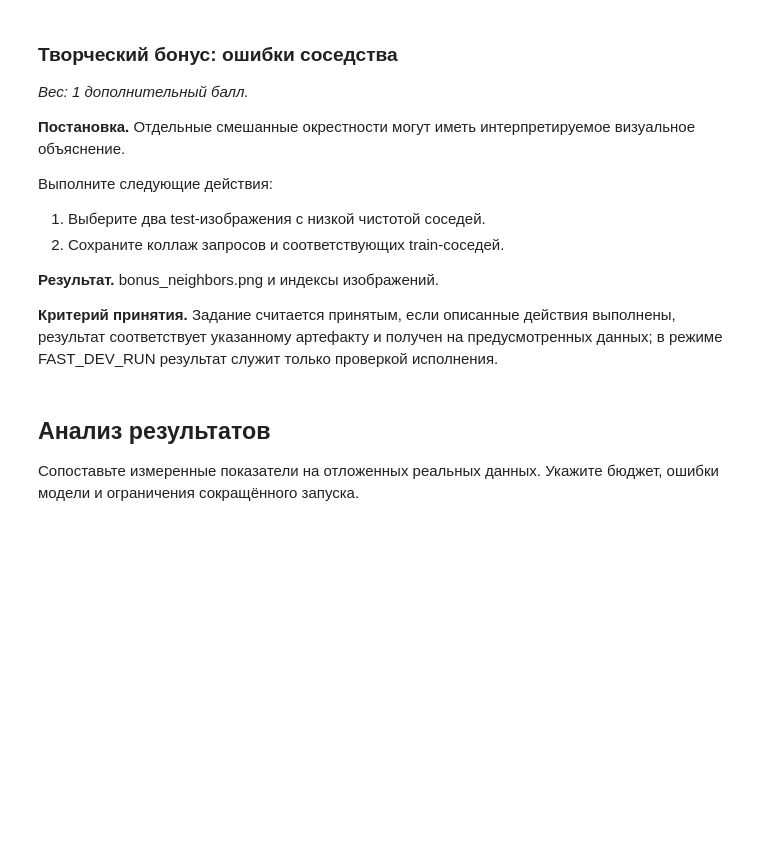
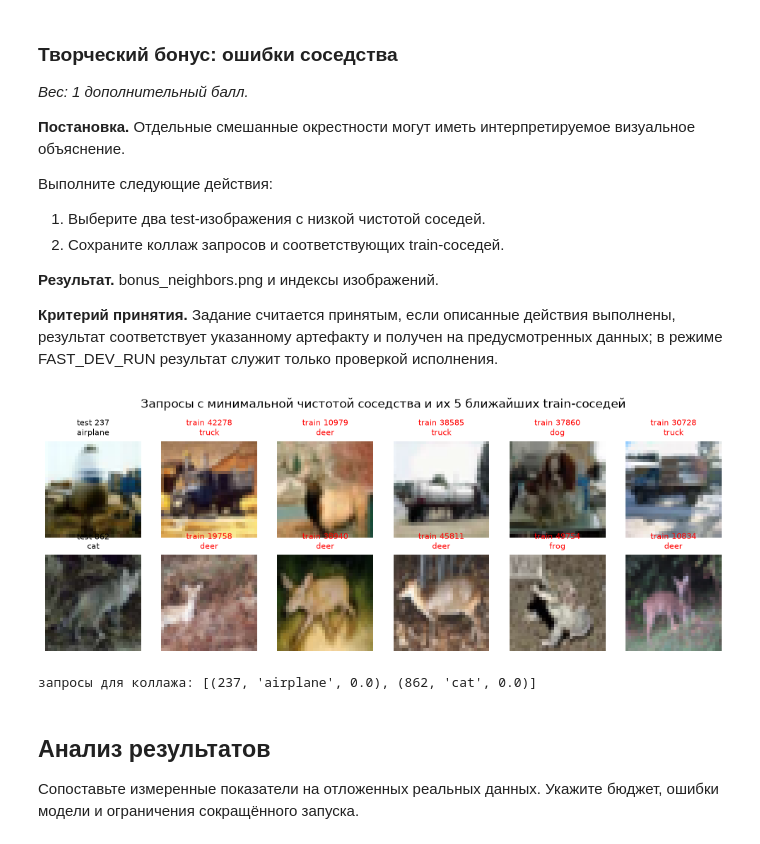
Before and after one commit to Meta1rus/computer_vision_2026, a Jupyter notebook: labs/lab_04_self_supervised/student.ipynb, the cells around one changed output. Saved outputs shown, nothing was run; the diff lists cells and outputs as text; code cells hidden in the pictures; blank space fills up the shorter version.

Commit message:
Лаба 4: бонус — разбор ошибок соседства

```diff
--- a/labs/lab_04_self_supervised/student.ipynb
+++ b/labs/lab_04_self_supervised/student.ipynb
@@ -561,8 +561,21 @@ print(json.dumps(shortcut, indent=1))
 
 **Критерий принятия.** Задание считается принятым, если описанные действия выполнены, результат соответствует указанному артефакту и получен на предусмотренных данных; в режиме FAST_DEV_RUN результат служит только проверкой исполнения.
 # %%
-# Реализуйте это задание по постановке выше.
-raise NotImplementedError("Реализуйте это задание в этой ячейке")
+low = list(order[:2])   # два test-запроса с минимальной чистотой
+fig, axes = plt.subplots(2, 6, figsize=(10, 3.8))
+for r, q in enumerate(low):
+    axes[r, 0].imshow(raw_test.data[test_idx[q]]); axes[r, 0].set_title(f"test {test_idx[q]}\n{classes[y_test[q]]}", fontsize=8)
+    for c, j in enumerate(nn5[q]):
+        axes[r, c + 1].imshow(raw_train.data[train_idx[j]]); axes[r, c + 1].set_title(f"train {train_idx[j]}\n{classes[y_train[j]]}", fontsize=8, color="red")
+for ax in axes.flat: ax.axis("off")
+fig.suptitle("Запросы с минимальной чистотой соседства и их 5 ближайших train-соседей"); fig.tight_layout()
+fig.savefig(ARTIFACTS / "bonus_neighbors.png", dpi=110); plt.show()
+(ARTIFACTS / "bonus_neighbors.json").write_text(json.dumps([{"test_index": int(test_idx[q]), "label": classes[y_test[q]], "purity": float(purity[q]),
+    "neighbors": [{"train_index": int(train_idx[j]), "label": classes[y_train[j]]} for j in nn5[q]]} for q in low], indent=1))
+print("запросы для коллажа:", [(int(test_idx[q]), classes[y_test[q]], float(purity[q])) for q in low])
+# %% [output]
+[figure, added]
+запросы для коллажа: [(237, 'airplane', 0.0), (862, 'cat', 0.0)]
 # %% [markdown]
 ## Анализ результатов
 
```
Also changed, not shown: 2 other files.
